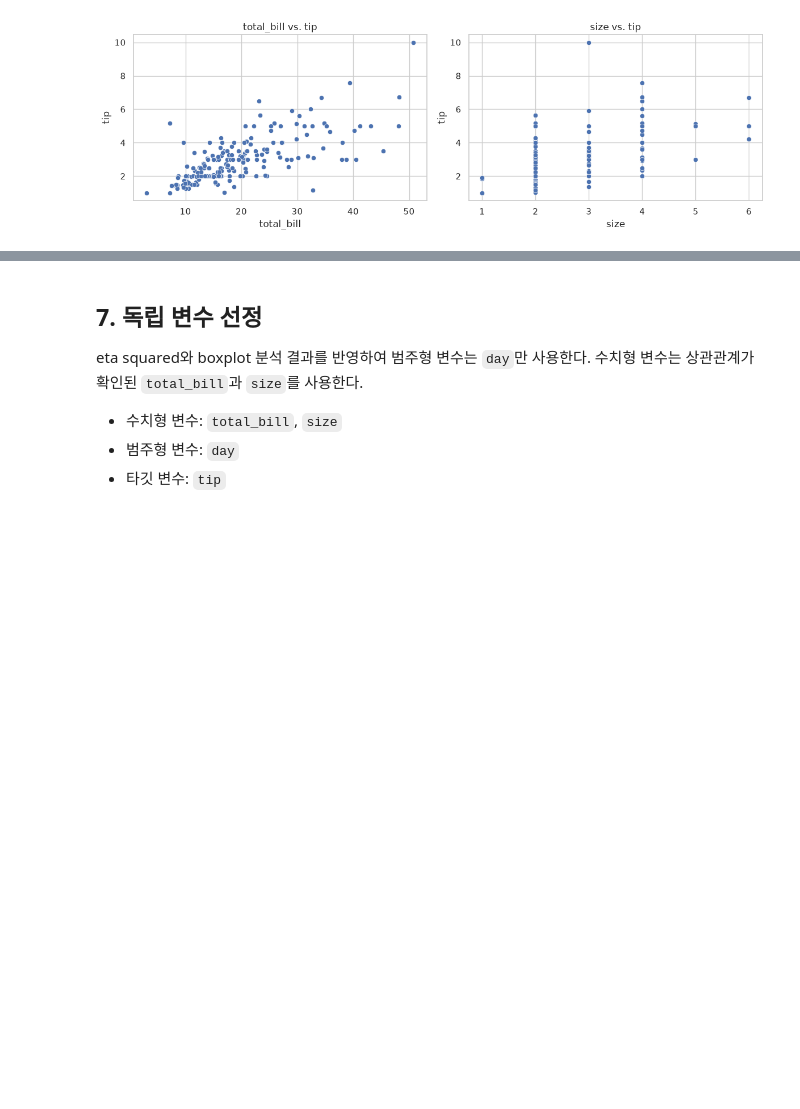
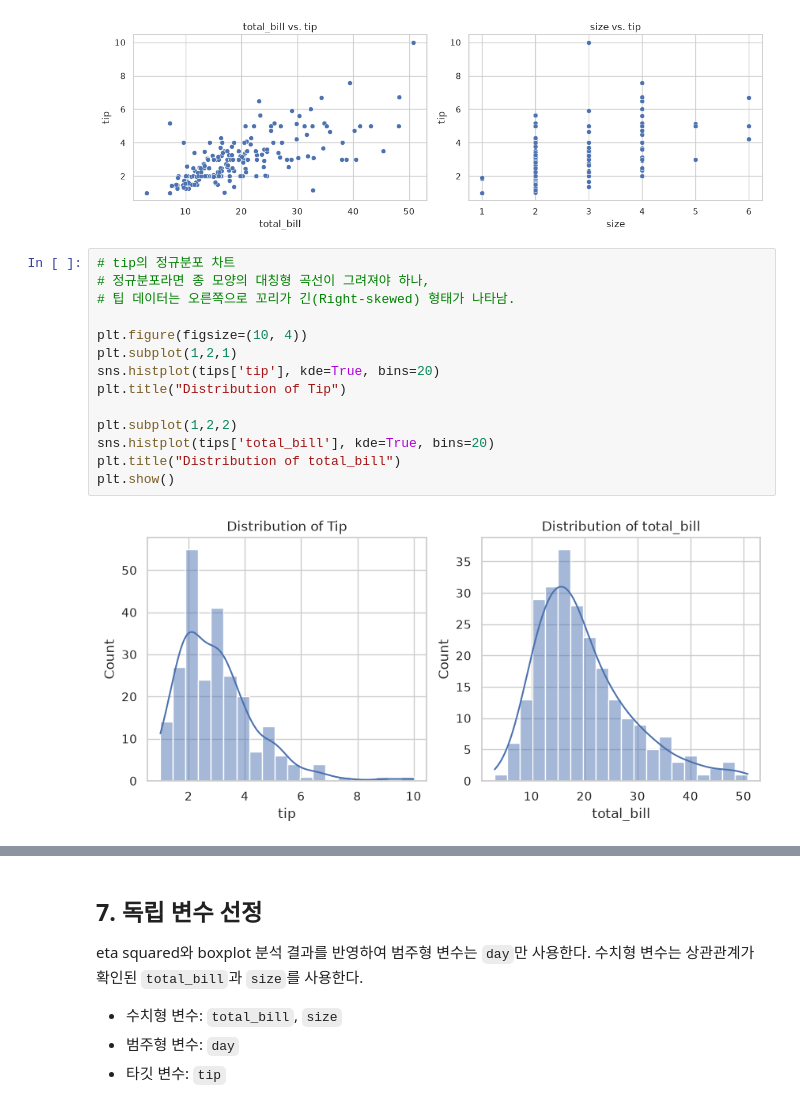
Before and after one commit to heavyrainseo/deeplearning, a Jupyter notebook: MLR-tips.ipynb, the cells around one changed output, grey strips where cells are left out. Saved outputs shown, nothing was run; the diff lists cells and outputs as text; blank space fills up the shorter version.

```diff
--- a/MLR-tips.ipynb
+++ b/MLR-tips.ipynb
@@ -185,3 +185,19 @@ plt.show()
 | total_bill | 0.702602 |
 | size | 0.526017 |
 [figure]
+# %%
+# tip의 정규분포 차트
+# 정규분포라면 종 모양의 대칭형 곡선이 그려져야 하나,
+# 팁 데이터는 오른쪽으로 꼬리가 긴(Right-skewed) 형태가 나타남.
+
+plt.figure(figsize=(10, 4))
+plt.subplot(1,2,1)
+sns.histplot(tips['tip'], kde=True, bins=20)
+plt.title("Distribution of Tip")
+
+plt.subplot(1,2,2)
+sns.histplot(tips['total_bill'], kde=True, bins=20)
+plt.title("Distribution of total_bill")
+plt.show()
+# %% [output]
+[figure, added]
```
Also changed, not shown: parts of 2 cells of this notebook, 7 other files.
